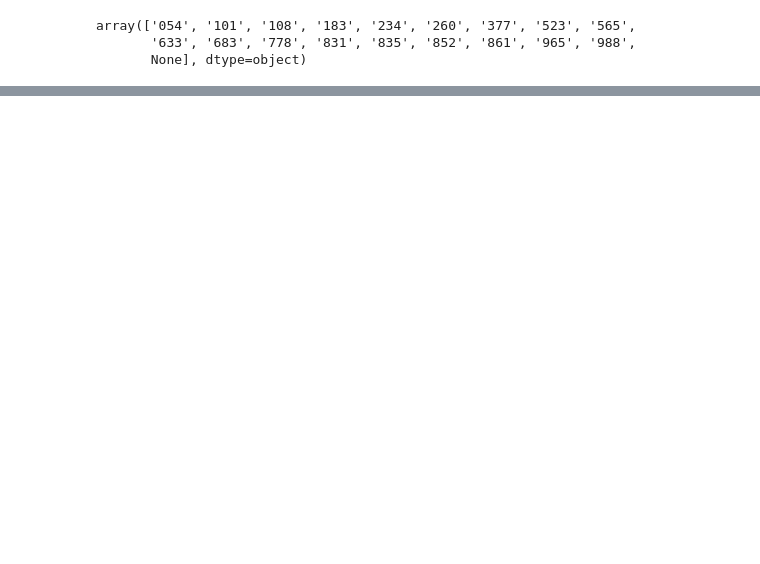
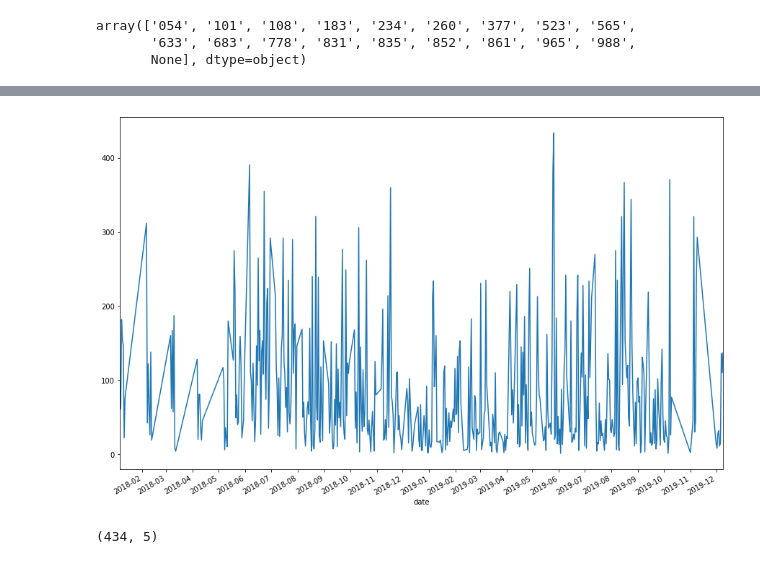
Before and after one commit to ftrova1/Whatsapp-chat-analysis, a Jupyter notebook: analyzer/wa_analysis.ipynb, the cells around one changed output, grey strips where cells are left out. Drawn from its saved outputs; the diff is of its cells as text; code cells hidden in the pictures; blank space fills up the shorter version.

```diff
--- a/analyzer/wa_analysis.ipynb
+++ b/analyzer/wa_analysis.ipynb
@@ -55,0 +62,17 @@ df.groupby(df["Date"].dt.hour)['Author'].count().plot(kind="bar")
+# %%
+import matplotlib.dates as mdates
+plt.figure(figsize=(15,10))
+x = df.groupby(['date']).count()['message']
+x.plot()
+ax = plt.gca()
+ax.xaxis.set_major_locator(mdates.MonthLocator(interval=1))
+plt.gcf().autofmt_xdate() # Rotation
+#x.index.unique()
+#df.dtypes
+# %% [output]
+[figure, added]
+# %%
+#26/05/19 was the date of European elections... we're so clever... :P
+df[df['date'] == '26/05/19'].shape
+# %% [output]
+(434, 5)
```
Also changed, not shown: parts of 9 cells of this notebook.
